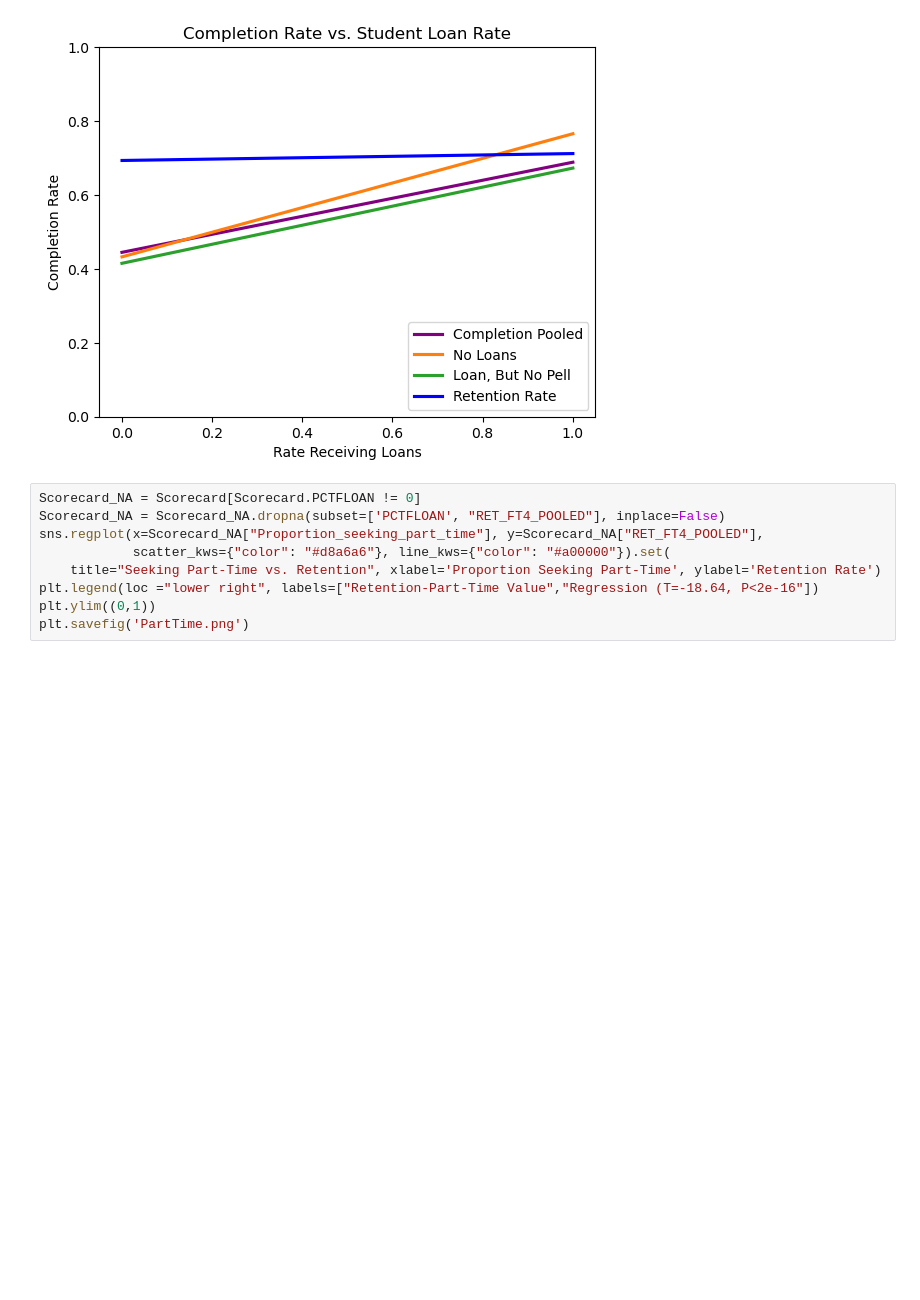
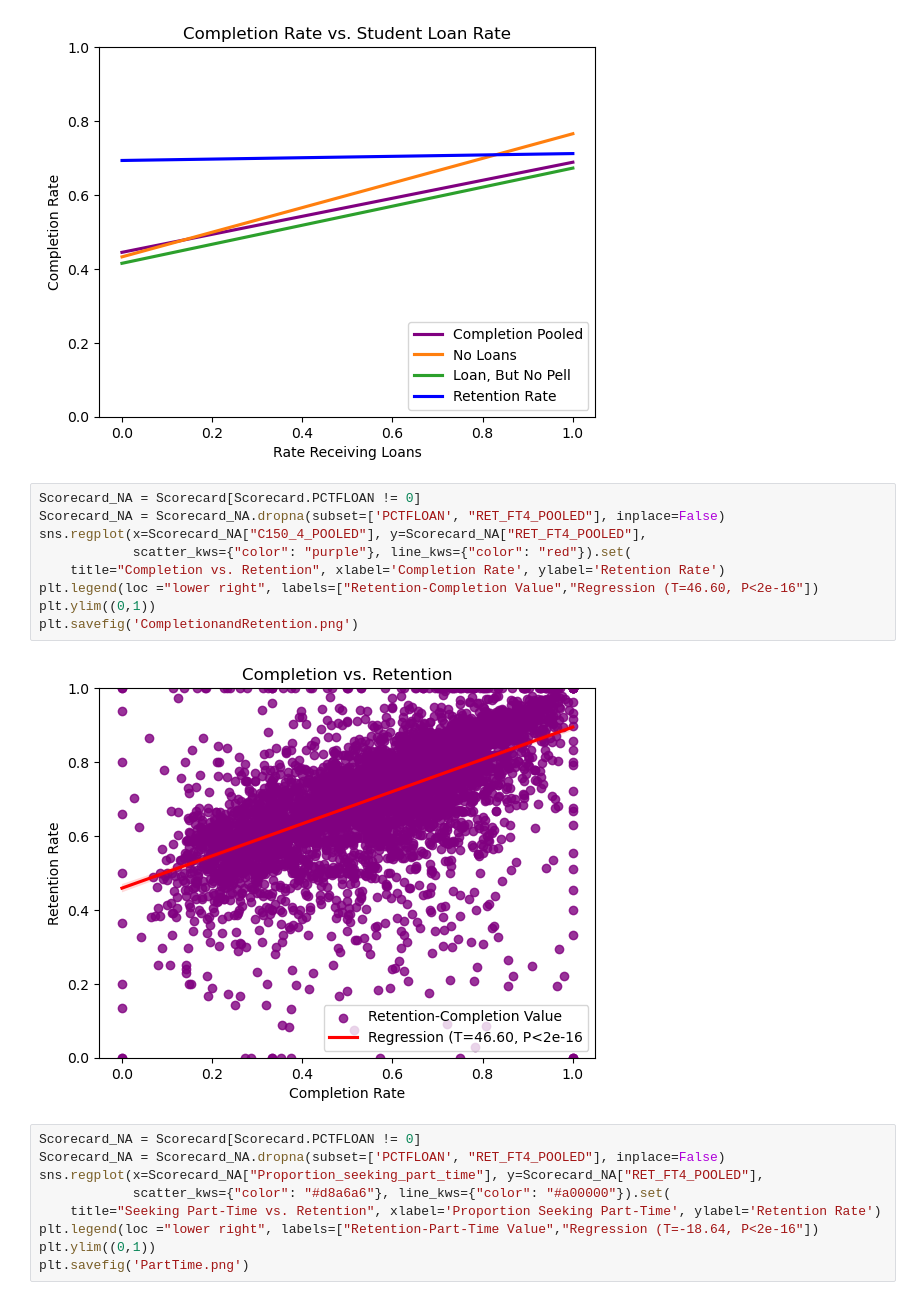
Before and after one commit to dimmediato/College_Scorecard_Data, a Jupyter notebook: Python Files/College Scorecard Tables-Negative.ipynb, the cells around one changed output. Cells and saved outputs as stored; diff of their text form; blank space fills up the shorter version.

```diff
--- a/Python Files/College Scorecard Tables-Negative.ipynb
+++ b/Python Files/College Scorecard Tables-Negative.ipynb
@@ -72,6 +72,17 @@ plt.ylim((0,1))
 # %% [output]
 (0.0, 1.0)
 [figure]
+# %%
+Scorecard_NA = Scorecard[Scorecard.PCTFLOAN != 0]
+Scorecard_NA = Scorecard_NA.dropna(subset=['PCTFLOAN', "RET_FT4_POOLED"], inplace=False)
+sns.regplot(x=Scorecard_NA["C150_4_POOLED"], y=Scorecard_NA["RET_FT4_POOLED"],
+            scatter_kws={"color": "purple"}, line_kws={"color": "red"}).set(
+    title="Completion vs. Retention", xlabel='Completion Rate', ylabel='Retention Rate')
+plt.legend(loc ="lower right", labels=["Retention-Completion Value","Regression (T=46.60, P<2e-16"])
+plt.ylim((0,1))
+plt.savefig('CompletionandRetention.png')
+# %% [output]
+[figure, added]
 # %%
 Scorecard_NA = Scorecard[Scorecard.PCTFLOAN != 0]
 Scorecard_NA = Scorecard_NA.dropna(subset=['PCTFLOAN', "RET_FT4_POOLED"], inplace=False)
```
Also changed, not shown: parts of 2 cells of this notebook, 1 other file.
